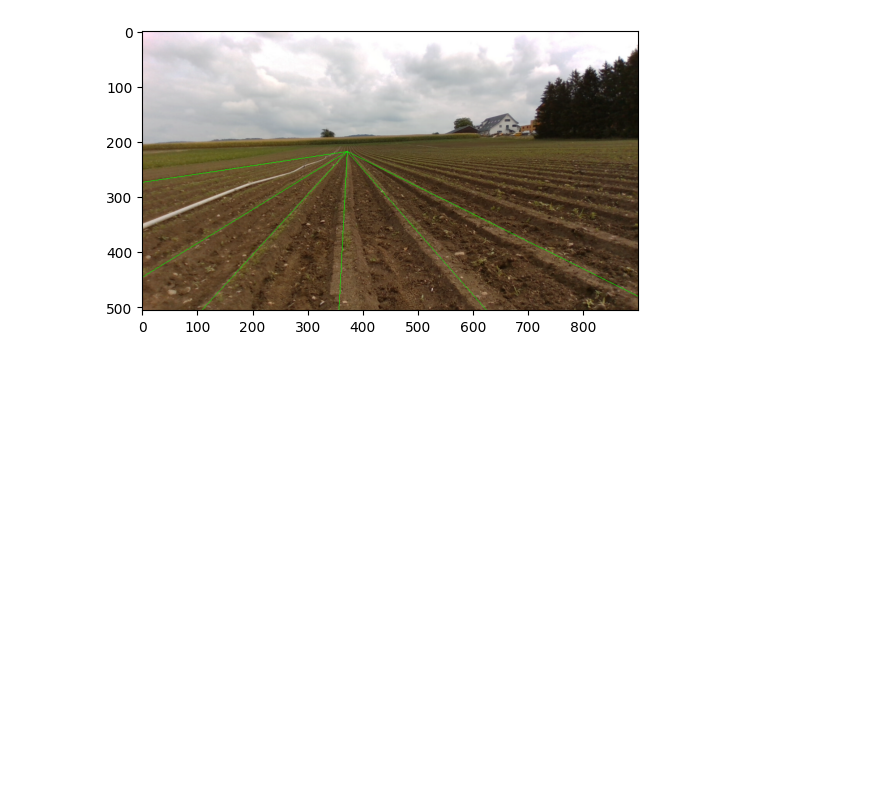
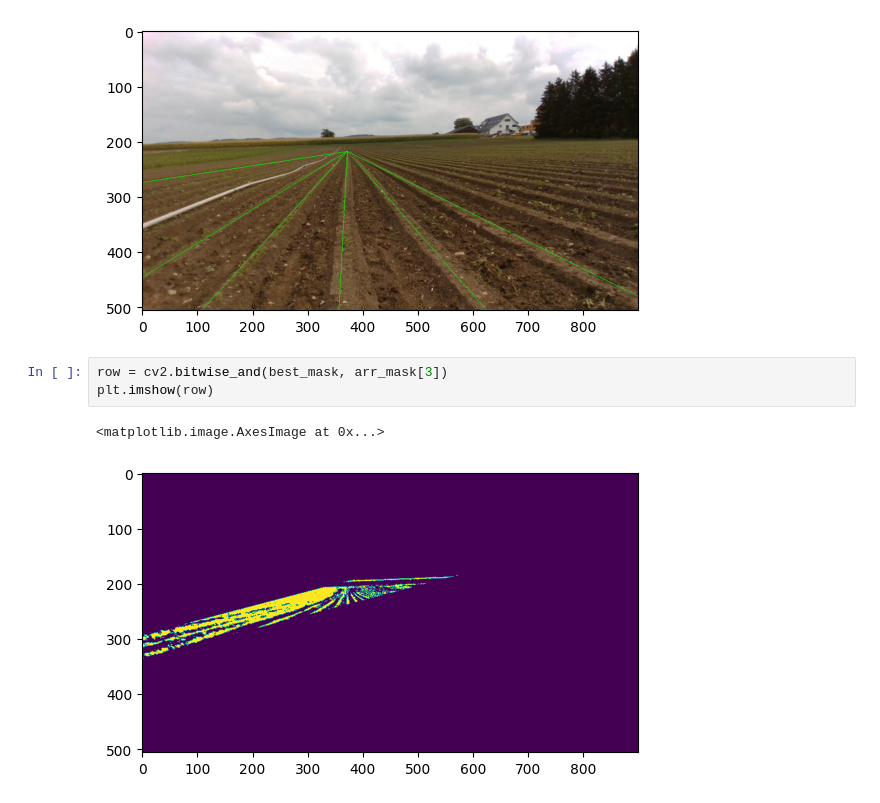
Before and after one commit to rmerat/Caterra-1, a Jupyter notebook: new_test.ipynb, the cells around one changed output. Drawn from its saved outputs; the diff is of its cells as text; blank space fills up the shorter version.

```diff
--- a/new_test.ipynb
+++ b/new_test.ipynb
@@ -870,3 +852,9 @@ plt.imshow(copy)
 # %% [output]
 <matplotlib.image.AxesImage at 0x...>
 [figure]
+# %%
+row = cv2.bitwise_and(best_mask, arr_mask[3])
+plt.imshow(row)
+# %% [output]
+<matplotlib.image.AxesImage at 0x...>
+[figure, added]
```
Also changed, not shown: parts of 2 cells of this notebook.
